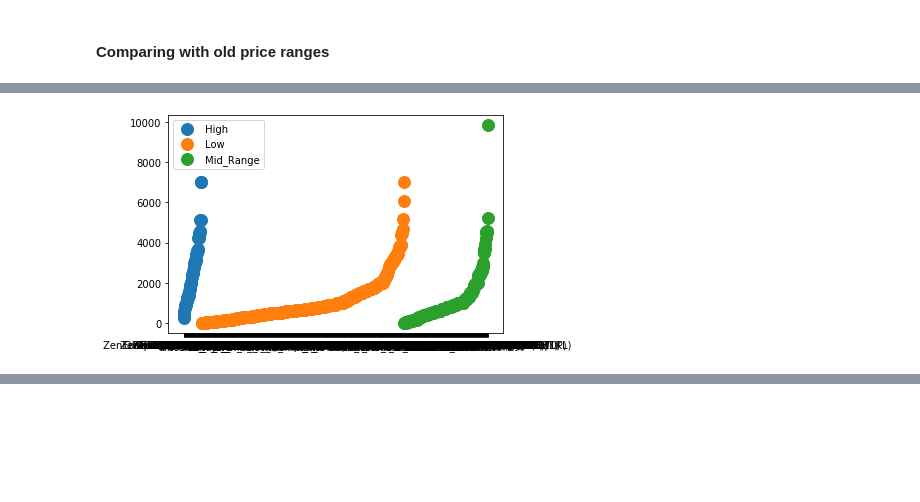
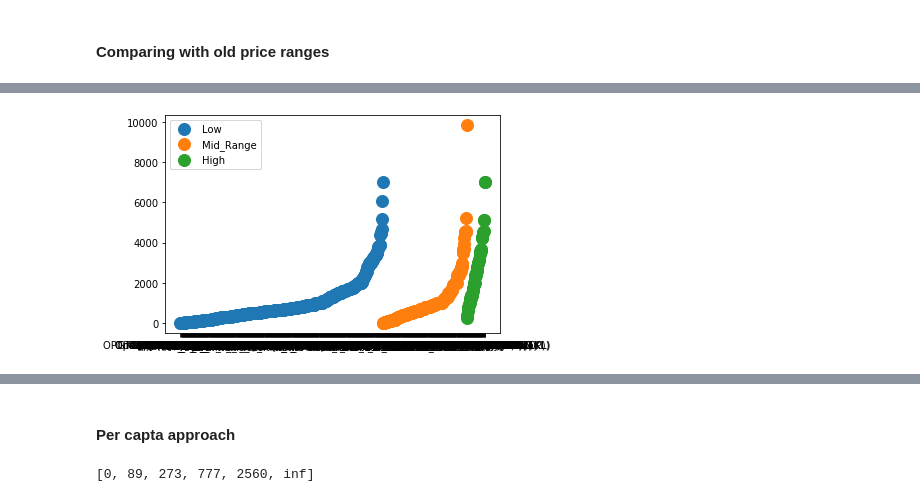
Before and after one commit to thiagolrpinho/phone_prices_crawler, a Jupyter notebook: main.ipynb, the cells around one changed output, grey strips where cells are left out. Drawn from its saved outputs; the diff is of its cells as text; code cells hidden in the pictures; blank space fills up the shorter version.

Commit message:
:sparkles: add: two more binning using brazilian salaries ranges

```diff
--- a/main.ipynb
+++ b/main.ipynb
@@ -124,8 +124,8 @@ device_extracted_data_df.plot.hist(by=['item_price'], bins=4, figsize=(8, 8))
 # %% [markdown]
 #### Using Quantiles
 # %%
-price_range_labels = ['low', 'medium', 'high', 'outlier']
-device_extracted_data_df['price_range_q'] = pd.qcut(device_extracted_data_df['item_price'], q=4, labels=price_range_labels)
+price_range_labels = ['very_low', 'low', 'medium', 'high', 'very_high']
+device_extracted_data_df['price_range_q'] = pd.qcut(device_extracted_data_df['item_price'], q=5, labels=price_range_labels)
 groups = device_extracted_data_df.groupby('price_range_q')
 # Plot
 fig, ax = plt.subplots()
@@ -140,8 +140,8 @@ plt.show()
 # %% [markdown]
 #### Using Binning
 # %%
-price_range_labels = ['low', 'medium', 'high', 'outlier']
-device_extracted_data_df['price_range_bin'] = pd.cut(device_extracted_data_df['item_price'], bins=4, labels=price_range_labels)
+price_range_labels = ['very_low', 'low', 'medium', 'high', 'very_high']
+device_extracted_data_df['price_range_bin'] = pd.cut(device_extracted_data_df['item_price'], bins=5, labels=price_range_labels)
 groups = device_extracted_data_df.groupby('price_range_bin')
 # Plot
 fig, ax = plt.subplots()
@@ -174,16 +174,31 @@ device_extracted_data_df
 903 rows × 6 columns
 # %%
-groups = device_extracted_data_df.groupby('old_price_range')
+groups = device_extracted_data_df.groupby('old_price_range', sort=False)
 # Plot
 fig, ax = plt.subplots()
 ax.margins(0.05) # Optional, just adds 5% padding to the autoscaling
 for name, group in groups:
     ax.plot(group['item_original_name'], group['item_price'], marker='o', linestyle='', ms=12, label=name)
 ax.legend()
 
 plt.show()
 # %% [output]
-[figure, old version]
+[figure, new version]
 # %% [markdown]
 ### Using Brazilian Salaries Range for Binning
 ![Brazilian Salaries Ranges Research](./assets/brazilian_salaries_range.png)
+# %% [markdown]
+#### Per capta approach
+# %%
+per_capta_price_ranges_labels = ['very_low', 'low', 'medium', 'high', 'very_high']
+salaries_per_capita_ranges = [(0, 178), (179, 368), (369, 1008), (1009, 3566)]
+per_capta_price_ranges = [0]
+for i, salarie_range in enumerate(salaries_per_capita_ranges):
+    threshold_price = (salarie_range[0] + salarie_range[1])//2
+    # As the values are so low, we have to increment them with the previous threshold
+    threshold_price += per_capta_price_ranges[i-1]
+    per_capta_price_ranges.append(threshold_price)
+per_capta_price_ranges.append(float('inf'))
+per_capta_price_ranges
+# %% [output]
+[0, 89, 273, 777, 2560, inf]
```
Also changed, not shown: parts of 8 cells of this notebook.
